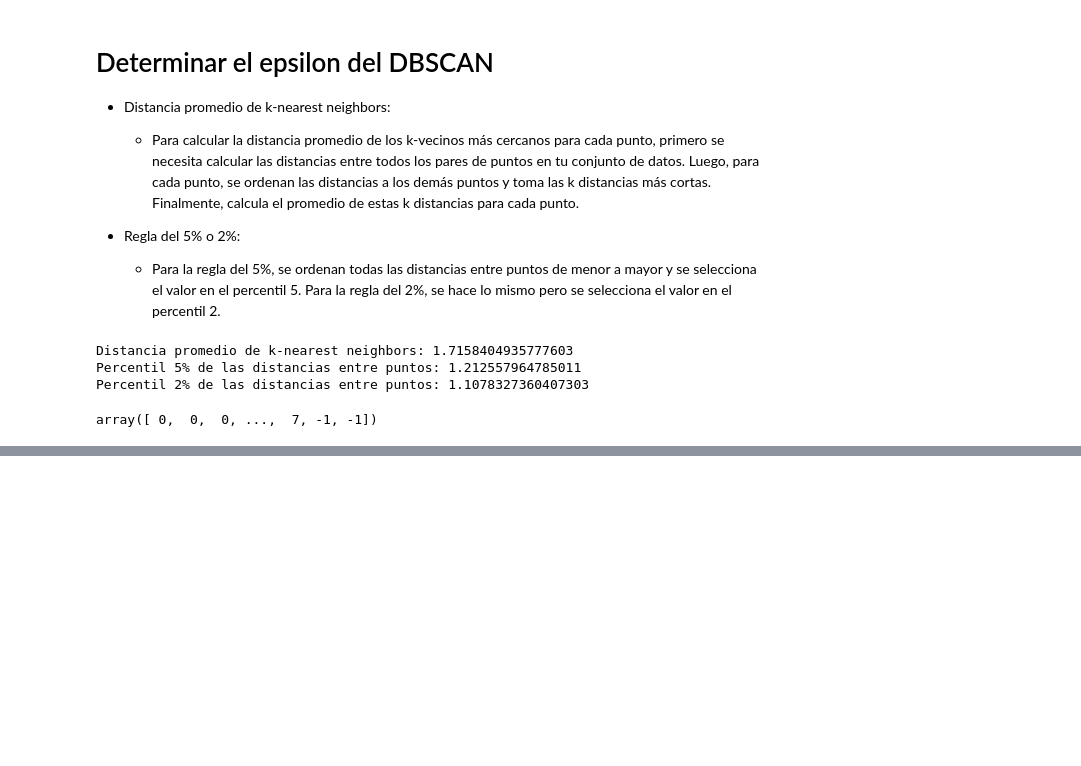
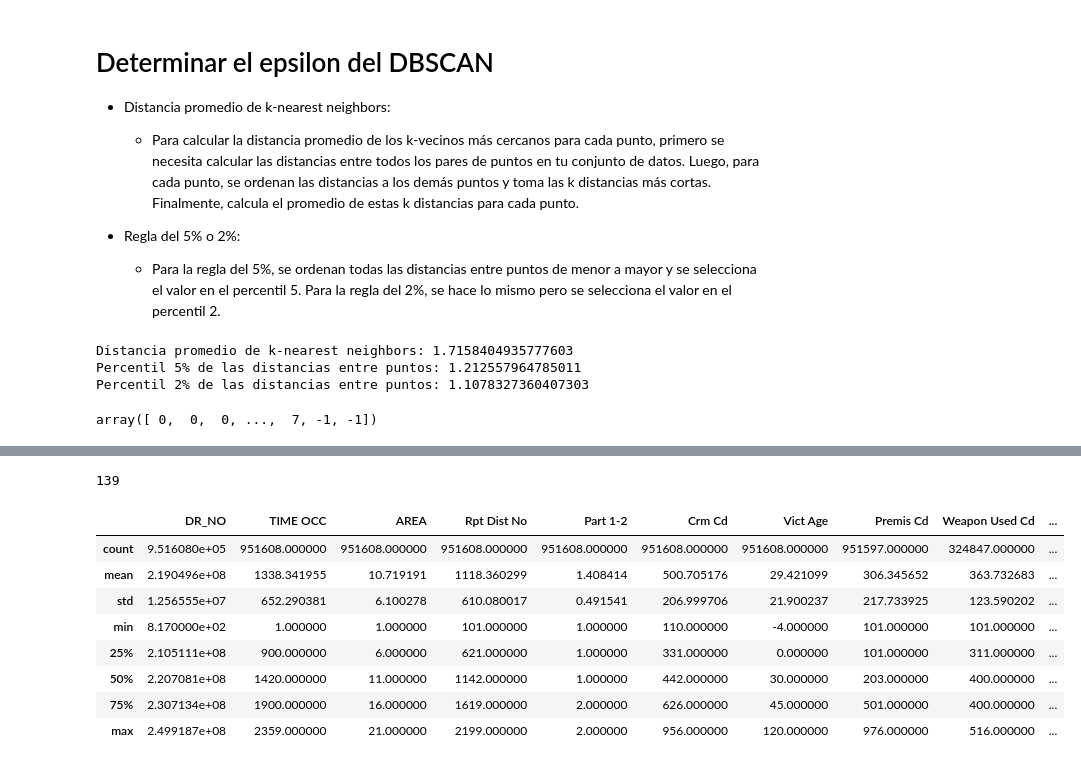
Before and after one commit to Pepebeats-flp/Tareas-ICD, a Jupyter notebook: Tarea 4/DBSCAN.ipynb, the cells around one changed output, grey strips where cells are left out. Drawn from its saved outputs; the diff is of its cells as text; code cells hidden in the pictures; blank space fills up the shorter version.

Commit message:
cargar datos y comenzar analisis para la limpieza

```diff
--- a/Tarea 4/DBSCAN.ipynb
+++ b/Tarea 4/DBSCAN.ipynb
@@ -444,0 +449,4 @@ array([ 0,  0,  0, ...,  7, -1, -1])
+# %%
+import pandas as pd
+crime_data = pd.read_csv('datos/Crime_Data_from_2020_to_Present.csv')
+police_station_data = pd.read_csv('datos/Sheriff_and_Police_Stations.csv')
@@ -444,0 +561,16 @@ array([ 0,  0,  0, ...,  7, -1, -1])
+# %%
+len(crime_data['Crm Cd Desc'].unique())
+# %% [output]
+139
+# %%
+crime_data.describe()
+# %% [output]
+|  | DR_NO | TIME OCC | AREA | Rpt Dist No | Part 1-2 | Crm Cd | Vict Age | Premis Cd | Weapon Used Cd | ... |
+| count | 9.516080e+05 | 951608.000000 | 951608.000000 | 951608.000000 | 951608.000000 | 951608.000000 | 951608.000000 | 951597.000000 | 324847.000000 | ... |
+| mean | 2.190496e+08 | 1338.341955 | 10.719191 | 1118.360299 | 1.408414 | 500.705176 | 29.421099 | 306.345652 | 363.732683 | ... |
+| std | 1.256555e+07 | 652.290381 | 6.100278 | 610.080017 | 0.491541 | 206.999706 | 21.900237 | 217.733925 | 123.590202 | ... |
+| min | 8.170000e+02 | 1.000000 | 1.000000 | 101.000000 | 1.000000 | 110.000000 | -4.000000 | 101.000000 | 101.000000 | ... |
+| 25% | 2.105111e+08 | 900.000000 | 6.000000 | 621.000000 | 1.000000 | 331.000000 | 0.000000 | 101.000000 | 311.000000 | ... |
+| 50% | 2.207081e+08 | 1420.000000 | 11.000000 | 1142.000000 | 1.000000 | 442.000000 | 30.000000 | 203.000000 | 400.000000 | ... |
+| 75% | 2.307134e+08 | 1900.000000 | 16.000000 | 1619.000000 | 2.000000 | 626.000000 | 45.000000 | 501.000000 | 400.000000 | ... |
+| max | 2.499187e+08 | 2359.000000 | 21.000000 | 2199.000000 | 2.000000 | 956.000000 | 120.000000 | 976.000000 | 516.000000 | ... |
```
Also changed, not shown: parts of 17 cells of this notebook.
